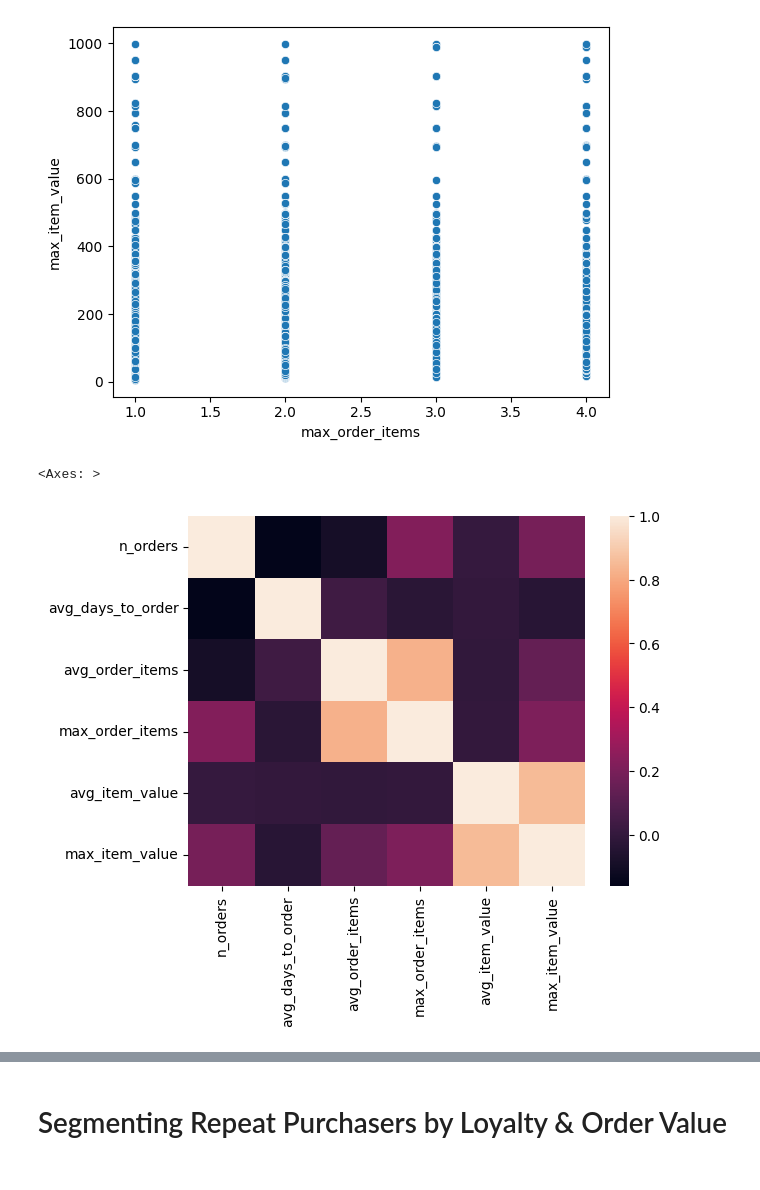
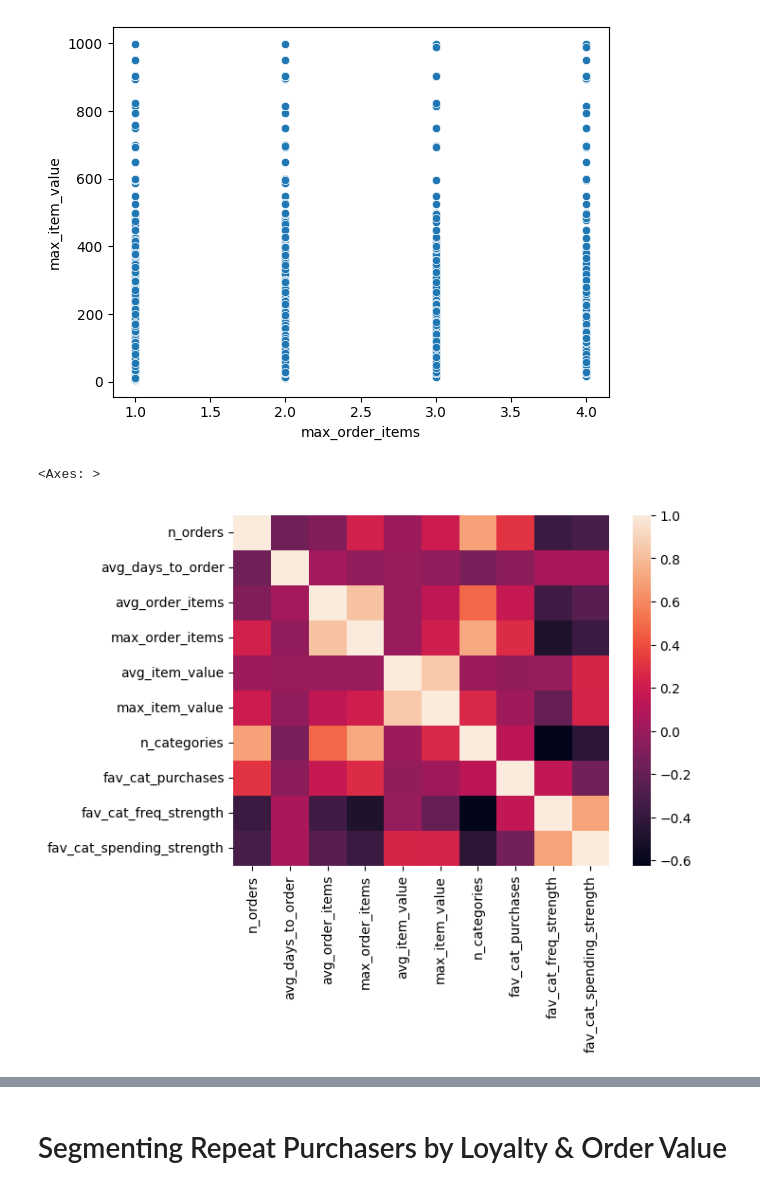
Before and after one commit to egeatmaca/ecommerce_segments, a Jupyter notebook: notebooks/customer_segmentation.ipynb, the cells around one changed output, grey strips where cells are left out. Cells and saved outputs as stored; diff of their text form; code cells hidden in the pictures.

```diff
--- a/notebooks/customer_segmentation.ipynb
+++ b/notebooks/customer_segmentation.ipynb
@@ -108,6 +110,9 @@ Repeat Purchasers: 21899 One-Off Customers 36394 Inactive Users 25718
 one_off_customers['segment'] = 'One-Off Customers'
 inactive_users['segment'] = 'Never Ordered'
 # %%
-CLUSTERING_FEATURES = ['n_orders', 'avg_days_to_order', 'avg_order_items', 'max_order_items', 'avg_item_value', 'max_item_value']
+CLUSTERING_FEATURES = ['n_orders', 'avg_days_to_order',
+                       'avg_order_items', 'max_order_items', 'avg_item_value', 'max_item_value',
+                       'n_categories', 'fav_category', 'fav_cat_purchases', 'fav_cat_freq_strength', 'fav_cat_spending_strength']
 X = repeat_purchasers[CLUSTERING_FEATURES]
+X_num = X.drop(columns=['fav_category'])
 # %%
@@ -191,7 +197,7 @@ sns.scatterplot(X, x='max_order_items', y='max_item_value')
 <Axes: xlabel='max_order_items', ylabel='max_item_value'>
 [figure]
 # %%
-sns.heatmap(X.corr())
+sns.heatmap(X_num.corr())
 # %% [output]
 <Axes: >
-[figure, old version]
+[figure, new version]
```
Also changed, not shown: parts of 71 cells of this notebook, 16 other files.
